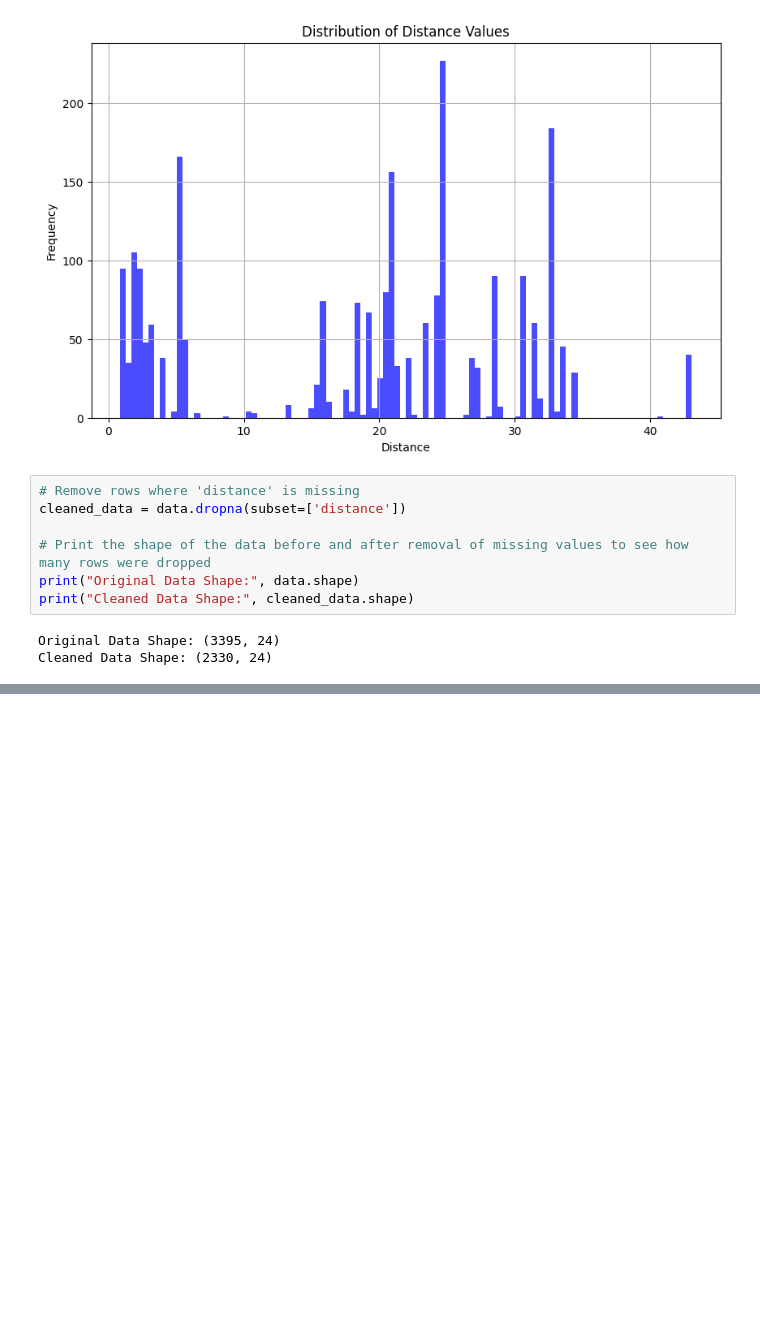
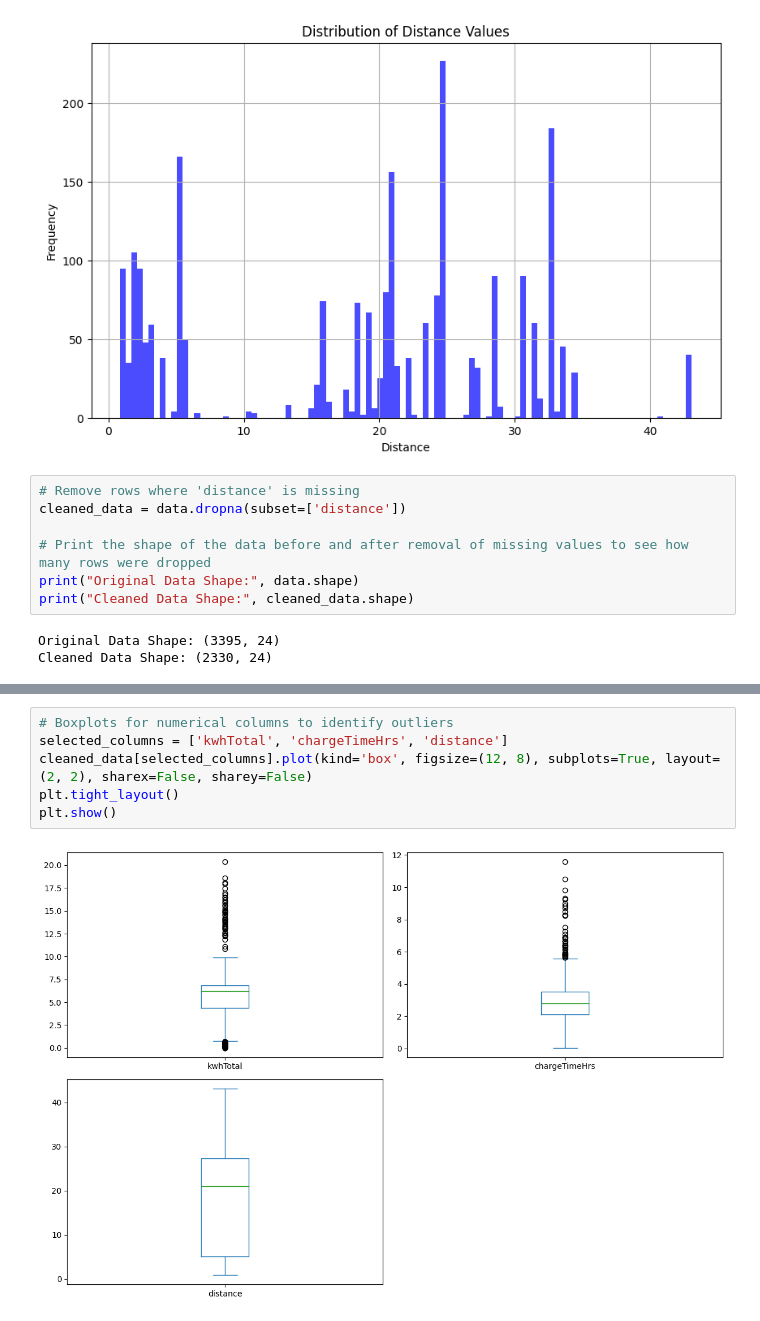
Before and after one commit to dm23aau/Project-on-EV-charging-Infrastrucure, a Jupyter notebook: Electric_Vehicle_Charging_Infrastructure.ipynb, the cells around one changed output, grey strips where cells are left out. Cells and saved outputs as stored; diff of their text form; blank space fills up the shorter version.

```diff
--- a/Electric_Vehicle_Charging_Infrastructure.ipynb
+++ b/Electric_Vehicle_Charging_Infrastructure.ipynb
@@ -70,0 +100,8 @@ Cleaned Data Shape: (2330, 24)
+# %%
+# Boxplots for numerical columns to identify outliers
+selected_columns = ['kwhTotal', 'chargeTimeHrs', 'distance']
+cleaned_data[selected_columns].plot(kind='box', figsize=(12, 8), subplots=True, layout=(2, 2), sharex=False, sharey=False)
+plt.tight_layout()
+plt.show()
+# %% [output]
+[figure, added]
```
Also changed, not shown: parts of 9 cells of this notebook.
